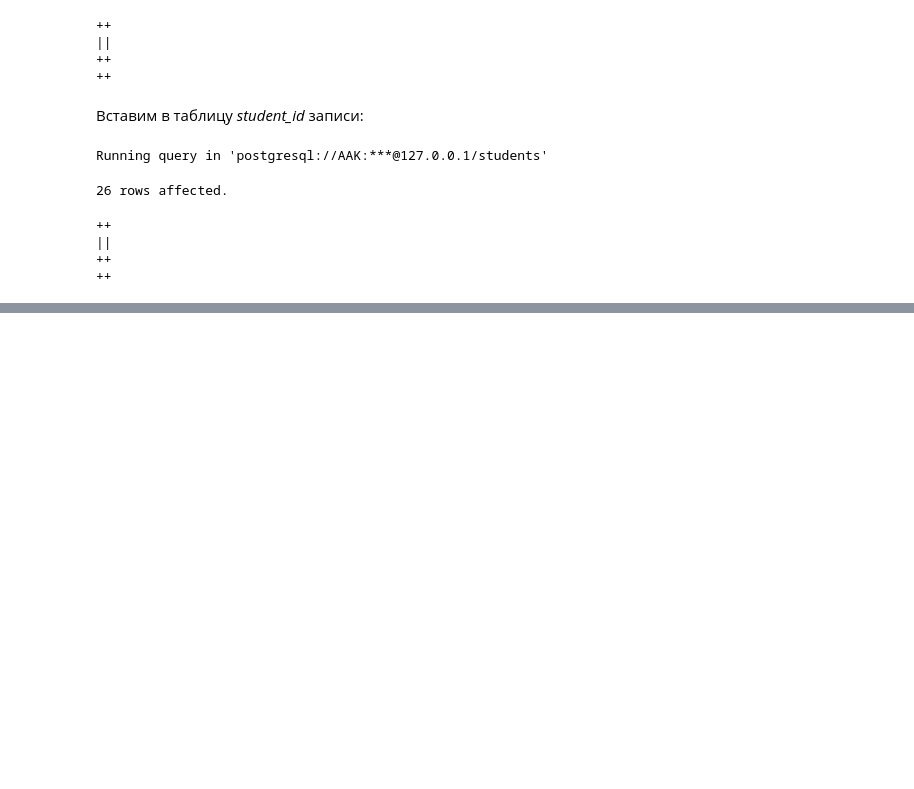
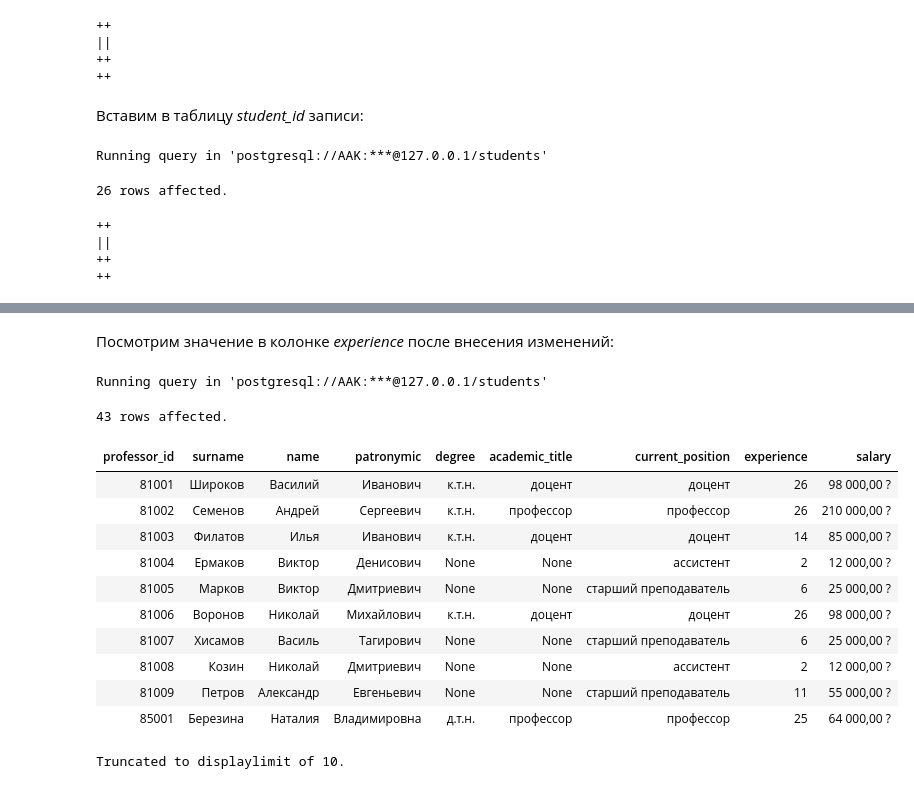
Before and after one commit to BROsandr/database_course, a Jupyter notebook: lab5/README.ipynb, the cells around one changed output, grey strips where cells are left out. Drawn from its saved outputs; the diff is of its cells as text; code cells hidden in the pictures; blank space fills up the shorter version.

```diff
--- a/lab5/README.ipynb
+++ b/lab5/README.ipynb
@@ -744,0 +789,21 @@ Running query in 'postgresql://AAK:***@127.0.0.1/students'
+# %% [markdown]
+Посмотрим значение в колонке *experience* после внесения изменений:
+# %%
+%%sql
+SELECT *
+  FROM professor
+# %% [output]
+Running query in 'postgresql://AAK:***@127.0.0.1/students'
+43 rows affected.
+| professor_id | surname | name | patronymic | degree | academic_title | current_position | experience | salary |
+| 81001 | Широков | Василий | Иванович | к.т.н. | доцент | доцент | 26 | 98 000,00 ? |
+| 81002 | Семенов | Андрей | Сергеевич | к.т.н. | профессор | профессор | 26 | 210 000,00 ? |
+| 81003 | Филатов | Илья | Иванович | к.т.н. | доцент | доцент | 14 | 85 000,00 ? |
+| 81004 | Ермаков | Виктор | Денисович | None | None | ассистент | 2 | 12 000,00 ? |
+| 81005 | Марков | Виктор | Дмитриевич | None | None | старший преподаватель | 6 | 25 000,00 ? |
+| 81006 | Воронов | Николай | Михайлович | к.т.н. | доцент | доцент | 26 | 98 000,00 ? |
+| 81007 | Хисамов | Василь | Тагирович | None | None | старший преподаватель | 6 | 25 000,00 ? |
+| 81008 | Козин | Николай | Дмитриевич | None | None | ассистент | 2 | 12 000,00 ? |
+| 81009 | Петров | Александр | Евгеньевич | None | None | старший преподаватель | 11 | 55 000,00 ? |
+| 85001 | Березина | Наталия | Владимировна | д.т.н. | профессор | профессор | 25 | 64 000,00 ? |
+Truncated to displaylimit of 10.
```
Also changed, not shown: parts of 5 cells of this notebook.
